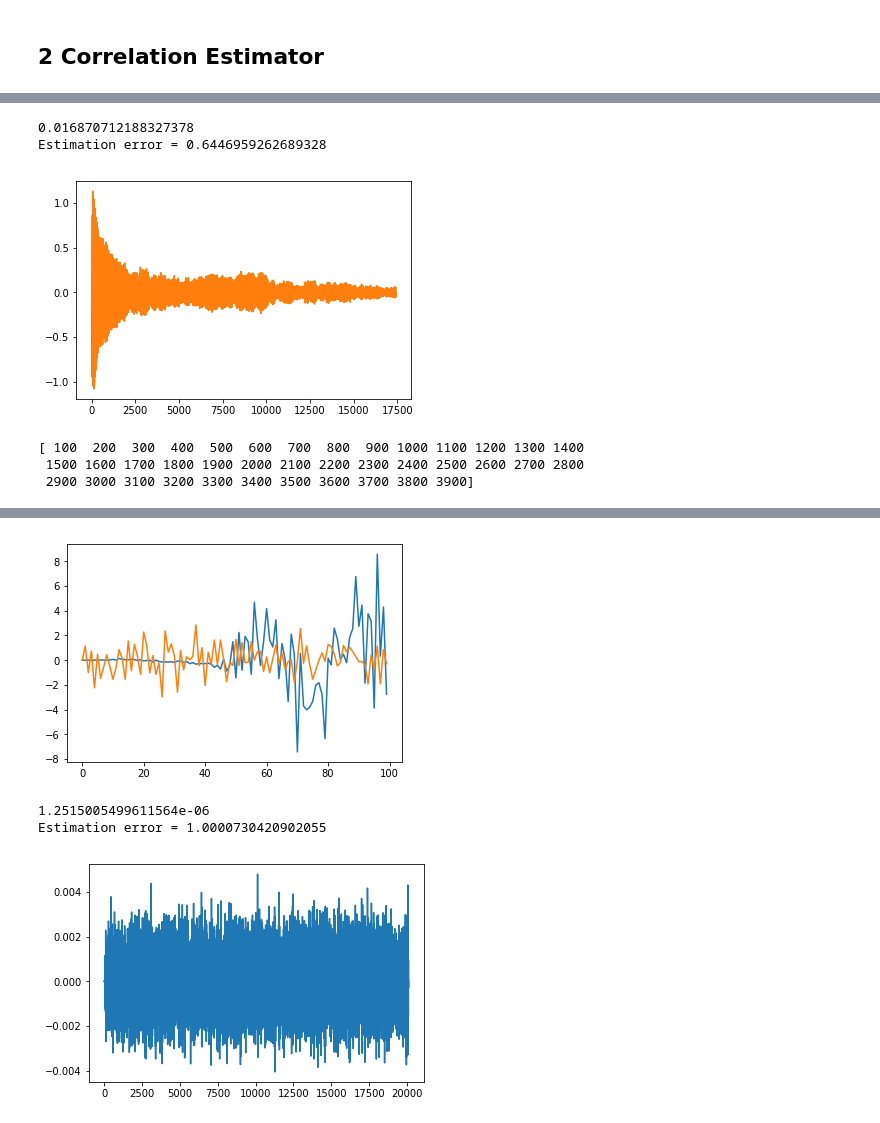
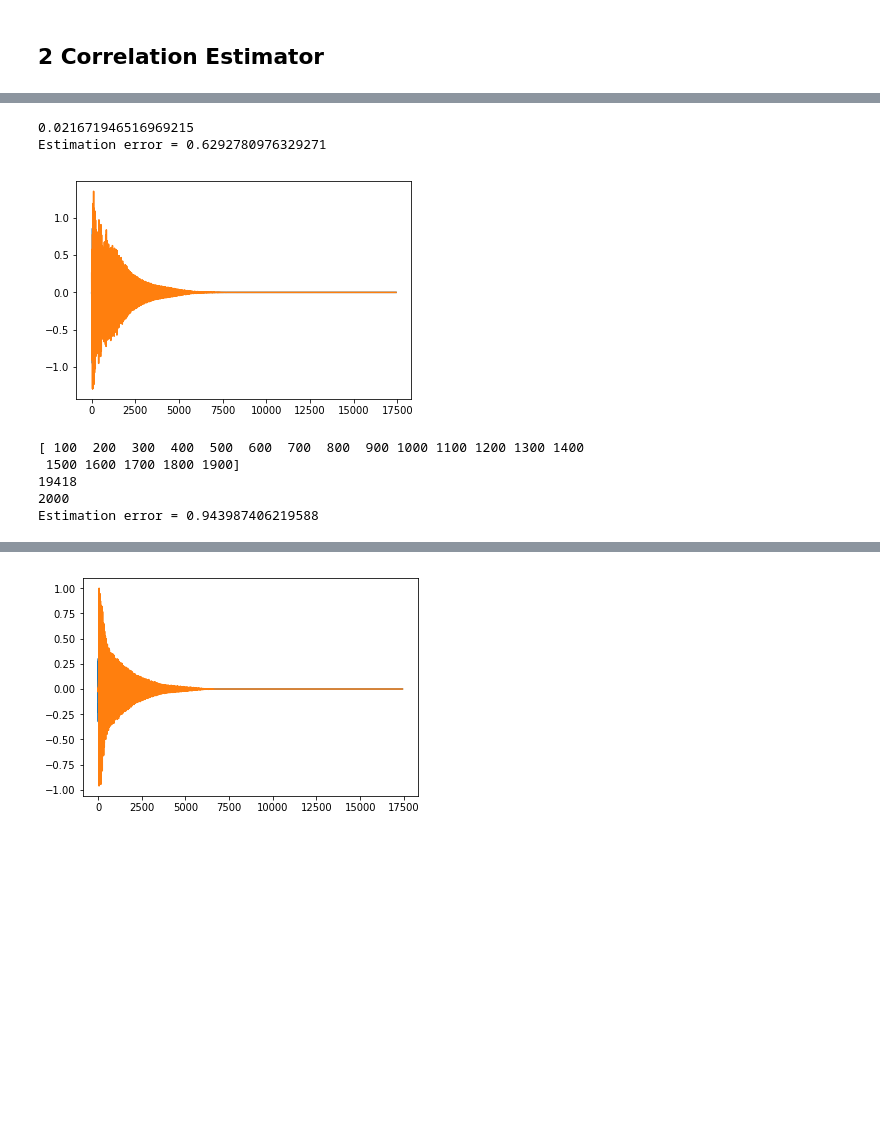
Before and after one commit to jsiloto/Processos-Estocasticos, a Jupyter notebook: project_3/Projeto3_estimador.ipynb, the cells around one changed output, grey strips where cells are left out. Cells and saved outputs as stored; diff of their text form; code cells hidden in the pictures; blank space fills up the shorter version.

```diff
--- a/project_3/Projeto3_estimador.ipynb
+++ b/project_3/Projeto3_estimador.ipynb
@@ -58,12 +58,10 @@ def make_measurement(h, num_samples=20000):
     # r = r[num_samples-1:]
 
 #     plt.plot(r)
-
-    print(np.var(n))
     # plt.plot(r)
 
-    librosa.output.write_wav('r_simulation.wav', r, samplerate)
-    wavfile.write('r_simulation.wav', samplerate, r)
+#     librosa.output.write_wav('r_simulation.wav', r, samplerate)
+#     wavfile.write('r_simulation.wav', samplerate, r)
     return w, r
 # %%
 import IPython.display as ipd
@@ -76,7 +76,7 @@ def estimation_error(estimation, original):
 # %% [markdown]
 ## 2 Correlation Estimator
 # %%
-num_samples=20000
+num_samples=2000
 w, r = make_measurement(h, num_samples)
 plt.plot(w)
 plt.show()
@@ -98,36 +97,50 @@ wavfile.write('ro.wav', samplerate, ro)
 ipd.Audio('ro.wav') # load a local WAV file
 print("Estimation error = {}".format(estimation_error(ro, h)))
 # %% [output]
-0.016870712188327378
-Estimation error = 0.6446959262689328
+0.021671946516969215
+Estimation error = 0.6292780976329271
-[figure, old version]
+[figure, new version]
 # %%
 #METHOD 2
 sub_sample=100
-indices = np.arange(sub_sample, 40*sub_sample, sub_sample)
+indices = np.arange(sub_sample, len(w), sub_sample)
 print(indices)
+
+print(len(r))
+print(len(w))
 
 r_list = np.split(r, indices)
 w_list = np.split(w, indices)
 
 
-# for i in range(len(r_list)):
-#     print(i)
+ro_list = []
 
-i=0
-plt.plot(r_list[i])
-plt.plot(w_list[i])
-plt.show()
+for i in range(len(r_list)-1):
+#     i=2
+#     plt.plot(r_list[i])
+#     plt.plot(w_list[i])
+#     plt.show()
 
-ro = np.convolve(r_list[i], w[::-1])/len(w)
+    ro = np.convolve(r_list[i], w_list[i][::-1])/len(w_list[i])
+    ro = ro[sub_sample-1:sub_sample+len(h)-1]
+    ro = np.pad(ro, (0, len(h)-len(ro)), 'constant')
+#     plt.plot(ro)
+#     plt.show()
+#     print(len(ro))
+# #     print(np.var(ro))
+#     print("Estimation error = {}".format(estimation_error(ro, h)))
+    ro_list.append(ro)
+
+
+ro = sum(ro_list)/len(ro_list)
 plt.plot(ro)
-
-ro = ro[sub_sample-1:sub_sample+len(h)-1]
-print(np.var(ro))
+plt.plot(h)
+print("Estimation error = {}".format(estimation_error(ro, h)))
 wavfile.write('ro.wav', samplerate, ro)
 ipd.Audio('ro.wav') # load a local WAV file
-print("Estimation error = {}".format(estimation_error(ro, h)))
 # %% [output]
 [ 100  200  300  400  500  600  700  800  900 1000 1100 1200 1300 1400
- 1500 1600 1700 1800 1900 2000 2100 2200 2300 2400 2500 2600 2700 2800
- 2900 3000 3100 3200 3300 3400 3500 3600 3700 3800 3900]
+ 1500 1600 1700 1800 1900]
+19418
+2000
+Estimation error = 0.943987406219588
@@ -134,4 +148 @@ print("Estimation error = {}".format(estimation_error(ro, h)))
-[figure, old version]
+[figure, new version]
-1.2515005499611564e-06
-Estimation error = 1.0000730420902055
-[figure, removed]
```
Also changed, not shown: parts of 7 cells of this notebook.
